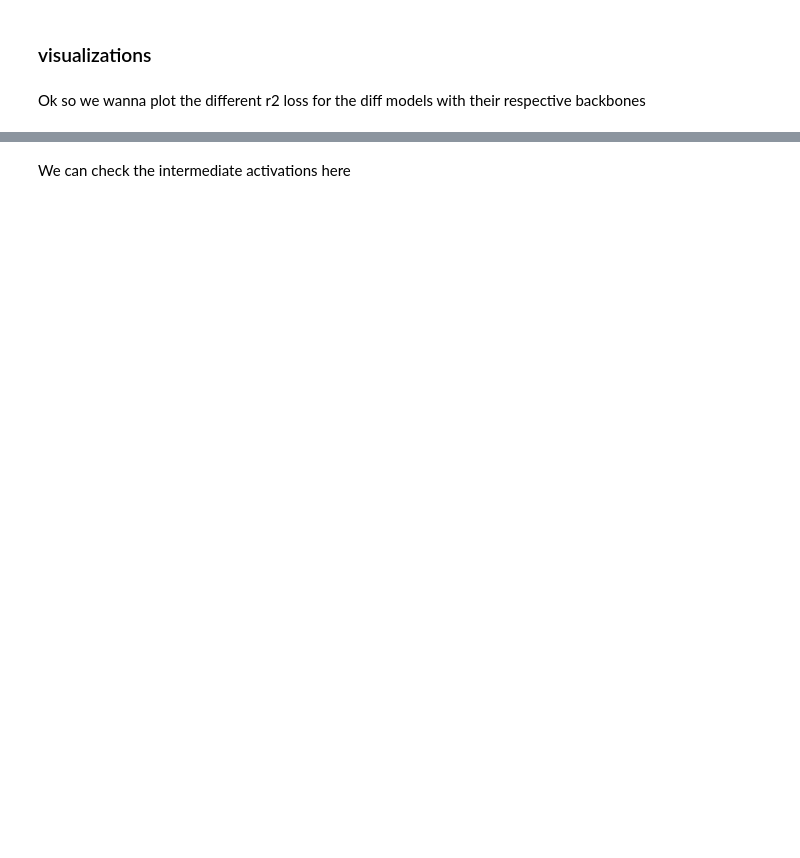
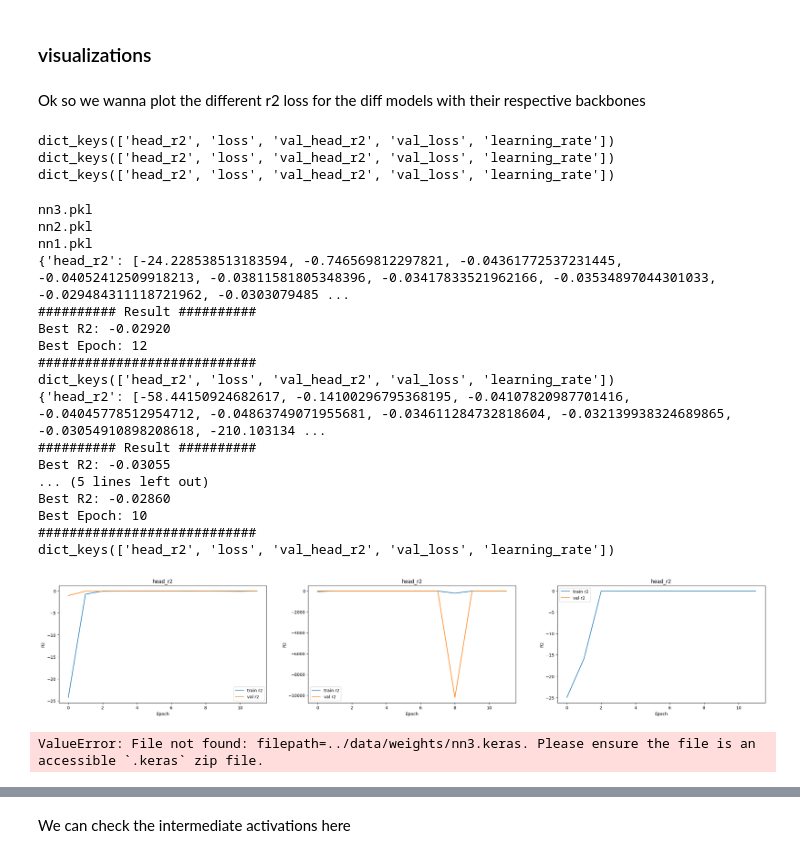
Before and after one commit to KaiErikNiermann/vu-ml-project, a Jupyter notebook: src/testing.ipynb, the cells around one changed output, grey strips where cells are left out. Drawn from its saved outputs; the diff is of its cells as text; code cells hidden in the pictures; blank space fills up the shorter version.

Commit message:
tmp results

```diff
--- a/src/testing.ipynb
+++ b/src/testing.ipynb
@@ -681,34 +840,64 @@ for network in [nn1, nn2, nn3]:
 ### visualizations
 # %% [markdown]
 Ok so we wanna plot the different r2 loss for the diff models with their respective backbones
+# %%
+for h in histories:
+    print(h.keys())
+# %% [output]
+dict_keys(['head_r2', 'loss', 'val_head_r2', 'val_loss', 'learning_rate'])
+dict_keys(['head_r2', 'loss', 'val_head_r2', 'val_loss', 'learning_rate'])
+dict_keys(['head_r2', 'loss', 'val_head_r2', 'val_loss', 'learning_rate'])
 # %%
 # load history.history as ../data/functional_1.pkl
 histories = []
 for i in os.listdir("../data/history"):
     if not i.endswith(".pkl"):
         continue
 
     with open(f"../data/history/{i}", "rb") as f:
+        print(i)
         histories.append(pickle.load(f))
 
 fig, ax = plt.subplots(1, 3, figsize=(30, 5))
 
+histories = list(reversed(histories))
+
 for idx, i in enumerate(histories):
-    best_R2 = max(i['val_head_r2'])
-    best_Epoch = np.argmax(i['val_head_r2']) + 1
+    print(i)
+    best_R2 = max(i['head_r2'])
+    best_Epoch = np.argmax(i['head_r2']) + 1
     print("#" * 10 + " Result " + "#" * 10)
     print(f"Best R2: {best_R2:.5f}")
     print(f"Best Epoch: {best_Epoch}")
     print("#" * 28)
 
     print(i.keys())
 
     ax[idx].plot(i['head_r2'], label='train r2')
     ax[idx].plot(i['val_head_r2'], label='val r2')
     ax[idx].set_xlabel('Epoch')
     ax[idx].set_ylabel('R2')
     ax[idx].set_title(f"{list(histories[idx].keys())[0]}")
     ax[idx].legend()
+# %% [output]
+nn3.pkl
+nn2.pkl
+nn1.pkl
+{'head_r2': [-24.228538513183594, -0.746569812297821, -0.04361772537231445, -0.04052412509918213, -0.03811581805348396, -0.03417833521962166, -0.03534897044301033, -0.029484311118721962, -0.0303079485 ...
+########## Result ##########
+Best R2: -0.02920
+Best Epoch: 12
+############################
+dict_keys(['head_r2', 'loss', 'val_head_r2', 'val_loss', 'learning_rate'])
+{'head_r2': [-58.44150924682617, -0.14100296795368195, -0.04107820987701416, -0.04045778512954712, -0.04863749071955681, -0.034611284732818604, -0.032139938324689865, -0.03054910898208618, -210.103134 ...
+########## Result ##########
+Best R2: -0.03055
+... (5 lines left out)
+Best R2: -0.02860
+Best Epoch: 10
+############################
+dict_keys(['head_r2', 'loss', 'val_head_r2', 'val_loss', 'learning_rate'])
+[figure, added]
 # %%
 DATA_PATH = "../data"
 
@@ -717,3 +906,8 @@ DATA_PATH = "../data"
 
 # sample image
 img_path = f'{DATA_PATH}/train_images/26375.jpeg'
+# %%
+nn3 = keras.models.load_model("../data/weights/nn3.keras")
+nn3.summary()
+# %% [output]
+ValueError: File not found: filepath=../data/weights/nn3.keras. Please ensure the file is an accessible `.keras` zip file.
```
Also changed, not shown: parts of 18 cells of this notebook.
